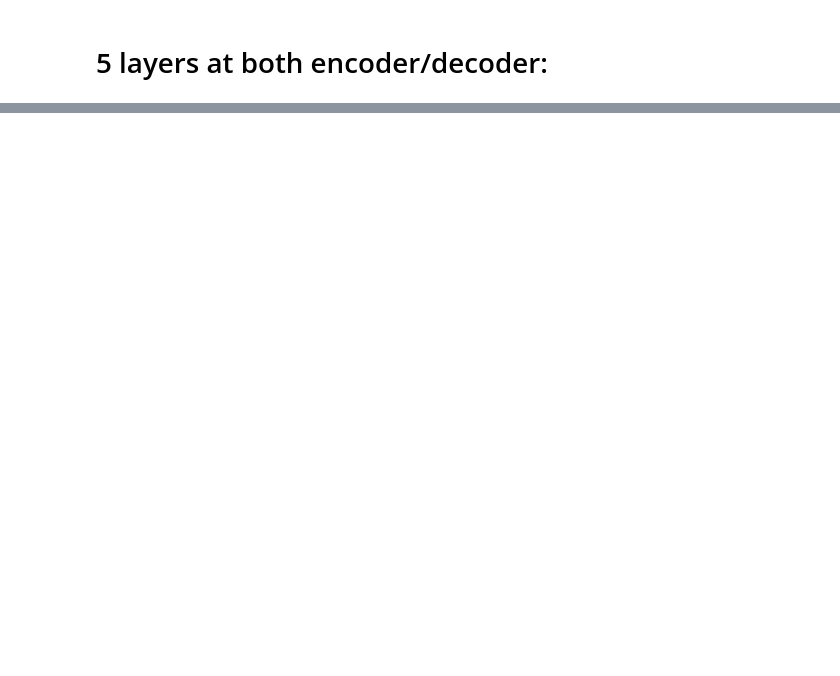
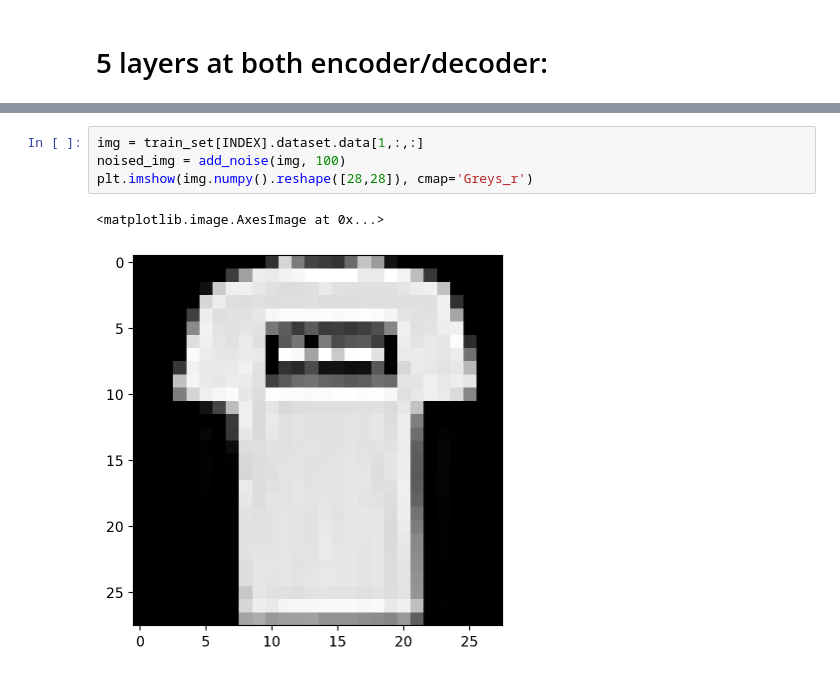
Before and after one commit to danitoribio/neural_networks, a Jupyter notebook: project1/Project1NN.ipynb, the cells around one changed output, grey strips where cells are left out. Cells and saved outputs as stored; diff of their text form; blank space fills up the shorter version.

```diff
--- a/project1/Project1NN.ipynb
+++ b/project1/Project1NN.ipynb
@@ -405,0 +602,7 @@ torch.save(model.state_dict(), 'model.pth')
+# %%
+img = train_set[INDEX].dataset.data[1,:,:]
+noised_img = add_noise(img, 100)
+plt.imshow(img.numpy().reshape([28,28]), cmap='Greys_r')
+# %% [output]
+<matplotlib.image.AxesImage at 0x...>
+[figure, added]
```
Also changed, not shown: parts of 21 cells of this notebook, 24 other files.
